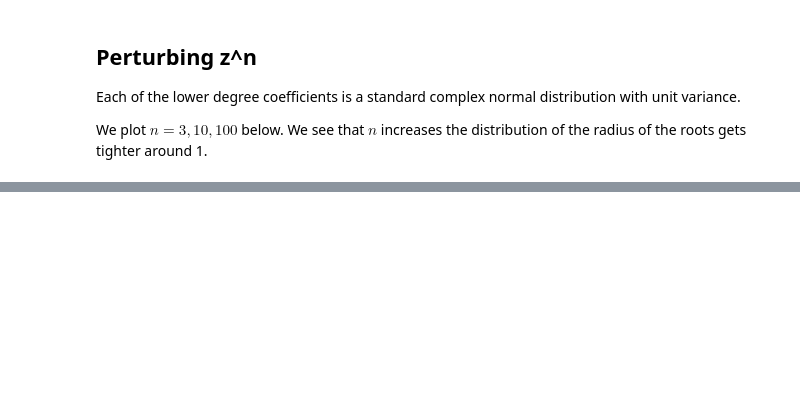
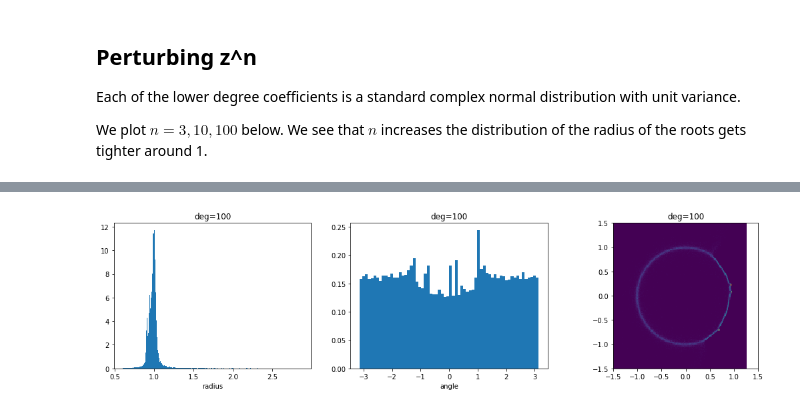
Before and after one commit to GilgameshxZero/18.821-fa19-c, a Jupyter notebook: project-2/twang6/root-dist.ipynb, the cells around one changed output, grey strips where cells are left out. Cells and saved outputs as stored; diff of their text form; code cells hidden in the pictures; blank space fills up the shorter version.

```diff
--- a/project-2/twang6/root-dist.ipynb
+++ b/project-2/twang6/root-dist.ipynb
@@ -100,0 +131,11 @@ Wall time: 5.25 s
+# %%
+np.random.seed(42)
+perturb_and_plot_roots(
+    base_poly=poly_from_roots(
+        np.random.normal(size=(100, 2), scale=0.5).view(np.complex128)[:, 0]
+    ),
+    num_samples=500,
+    hist2dbins=512,
+)
+# %% [output]
+[figure, added]
```
Also changed, not shown: parts of 8 cells of this notebook.
